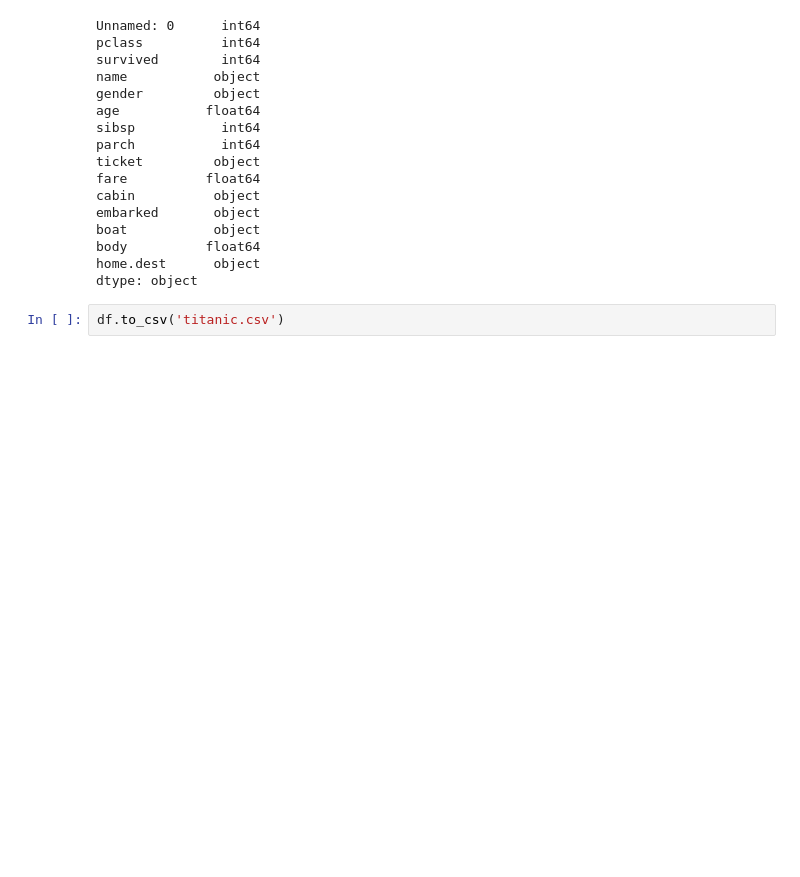
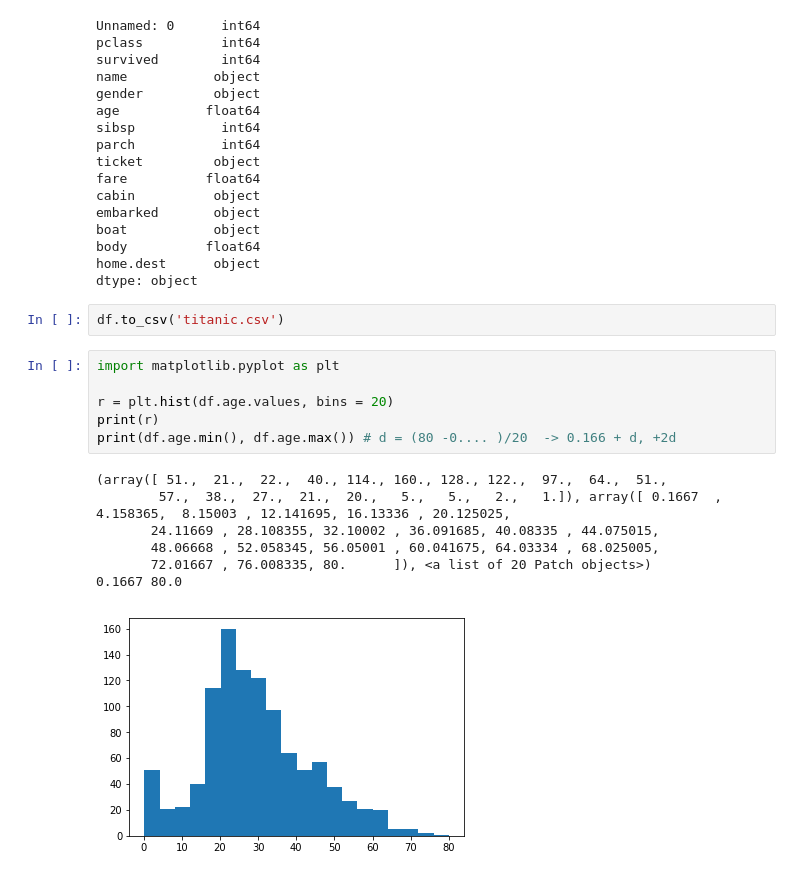
Before and after one commit to leangaurav/weekday2019_08_06, a Jupyter notebook: Assignments/AssignmentTitanic1Pandas.ipynb, the cells around one changed output. Drawn from its saved outputs; the diff is of its cells as text; blank space fills up the shorter version.

```diff
--- a/Assignments/AssignmentTitanic1Pandas.ipynb
+++ b/Assignments/AssignmentTitanic1Pandas.ipynb
@@ -270,3 +270,17 @@ home.dest      object
 dtype: object
 # %%
 df.to_csv('titanic.csv')
+# %%
+import matplotlib.pyplot as plt
+
+r = plt.hist(df.age.values, bins = 20)
+print(r)
+print(df.age.min(), df.age.max()) # d = (80 -0.... )/20  -> 0.166 + d, +2d
+# %% [output]
+(array([ 51.,  21.,  22.,  40., 114., 160., 128., 122.,  97.,  64.,  51.,
+        57.,  38.,  27.,  21.,  20.,   5.,   5.,   2.,   1.]), array([ 0.1667  ,  4.158365,  8.15003 , 12.141695, 16.13336 , 20.125025,
+       24.11669 , 28.108355, 32.10002 , 36.091685, 40.08335 , 44.075015,
+       48.06668 , 52.058345, 56.05001 , 60.041675, 64.03334 , 68.025005,
+       72.01667 , 76.008335, 80.      ]), <a list of 20 Patch objects>)
+0.1667 80.0
+[figure, added]
```
Also changed, not shown: parts of 6 cells of this notebook, 2 other files.
